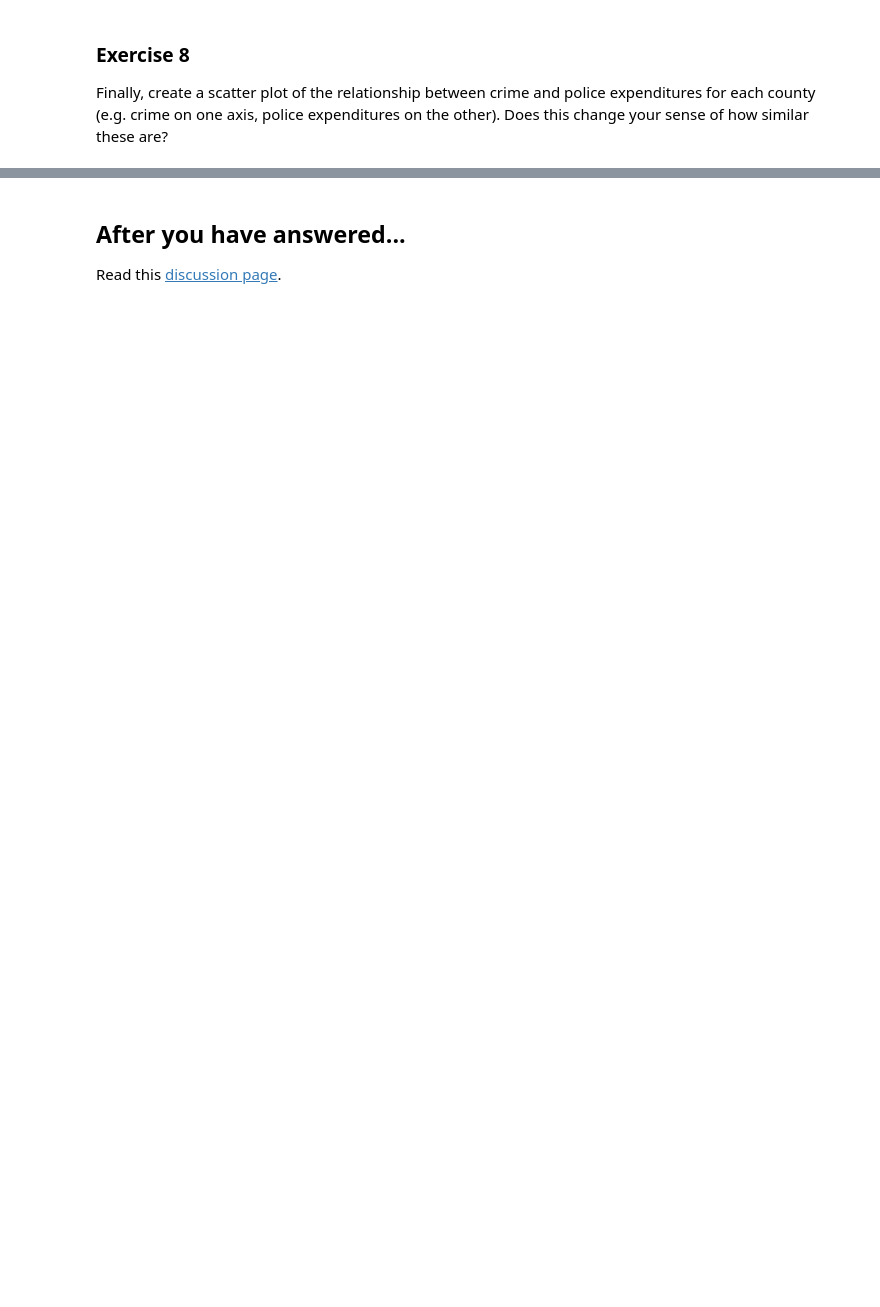
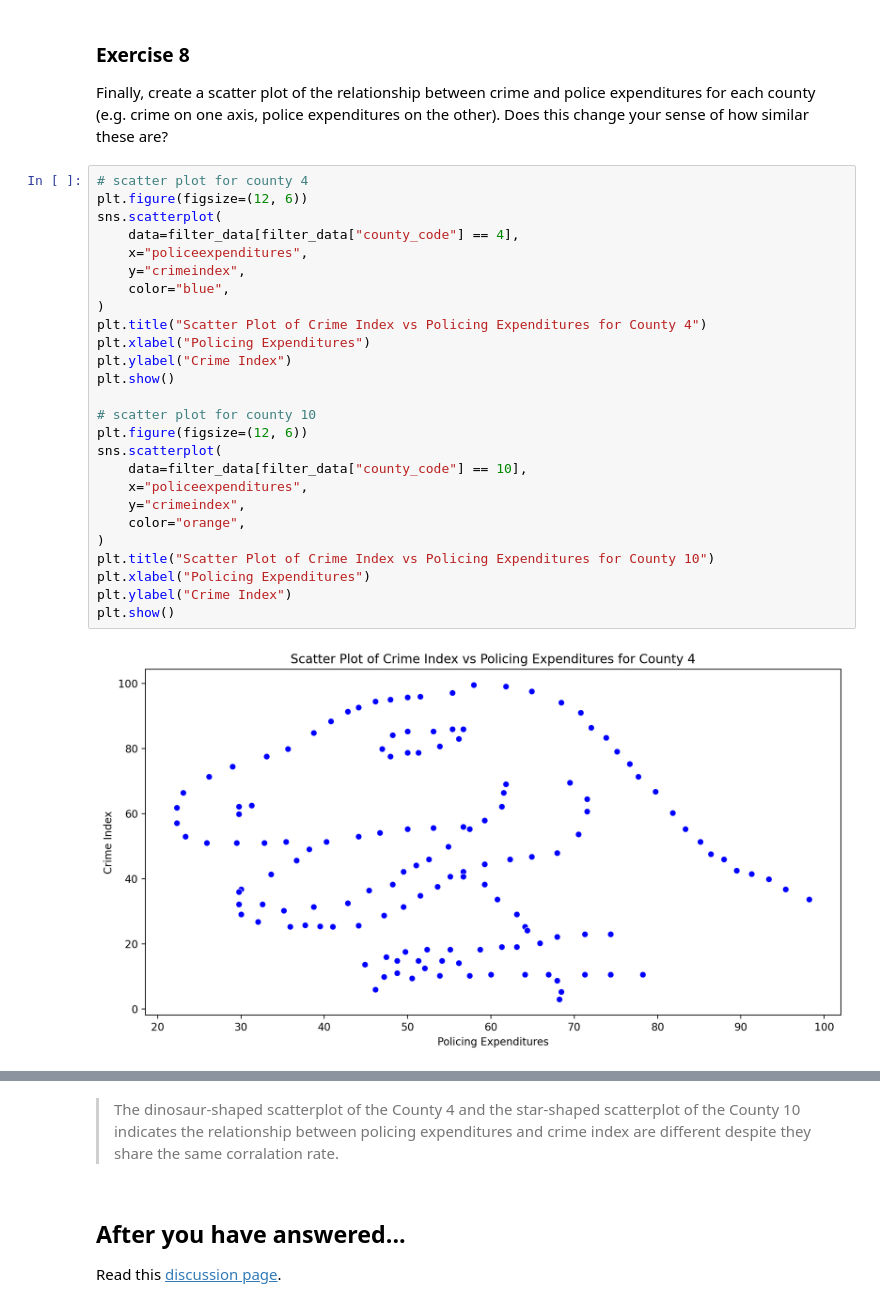
Before and after one commit to carrieli15/Unifying_Data_Science_Python, a Jupyter notebook: exercise_exploratory.ipynb, the cells around one changed output, grey strips where cells are left out. Saved outputs shown, nothing was run; the diff lists cells and outputs as text; blank space fills up the shorter version.

```diff
--- a/exercise_exploratory.ipynb
+++ b/exercise_exploratory.ipynb
@@ -75,3 +179,31 @@ Now plot histograms of `policeexpenditures` for both county 4 and county 10. Do
 ### Exercise 8
 
 Finally, create a scatter plot of the relationship between crime and police expenditures for each county (e.g. crime on one axis, police expenditures on the other). Does this change your sense of how similar these are?
+# %%
+# scatter plot for county 4
+plt.figure(figsize=(12, 6))
+sns.scatterplot(
+    data=filter_data[filter_data["county_code"] == 4],
+    x="policeexpenditures",
+    y="crimeindex",
+    color="blue",
+)
+plt.title("Scatter Plot of Crime Index vs Policing Expenditures for County 4")
+plt.xlabel("Policing Expenditures")
+plt.ylabel("Crime Index")
+plt.show()
+
+# scatter plot for county 10
+plt.figure(figsize=(12, 6))
+sns.scatterplot(
+    data=filter_data[filter_data["county_code"] == 10],
+    x="policeexpenditures",
+    y="crimeindex",
+    color="orange",
+)
+plt.title("Scatter Plot of Crime Index vs Policing Expenditures for County 10")
+plt.xlabel("Policing Expenditures")
+plt.ylabel("Crime Index")
+plt.show()
+# %% [output]
+[figure, added]
@@ -78,3 +211,5 @@ Finally, create a scatter plot of the relationship between crime and police expe
+# %% [markdown]
+>The dinosaur-shaped scatterplot of the County 4 and the star-shaped scatterplot of the County 10 indicates the relationship between policing expenditures and crime index are different despite they share the same corralation rate.
 # %% [markdown]
 ## After you have answered...
 
```
Also changed, not shown: parts of 14 cells of this notebook, 1 other file.
